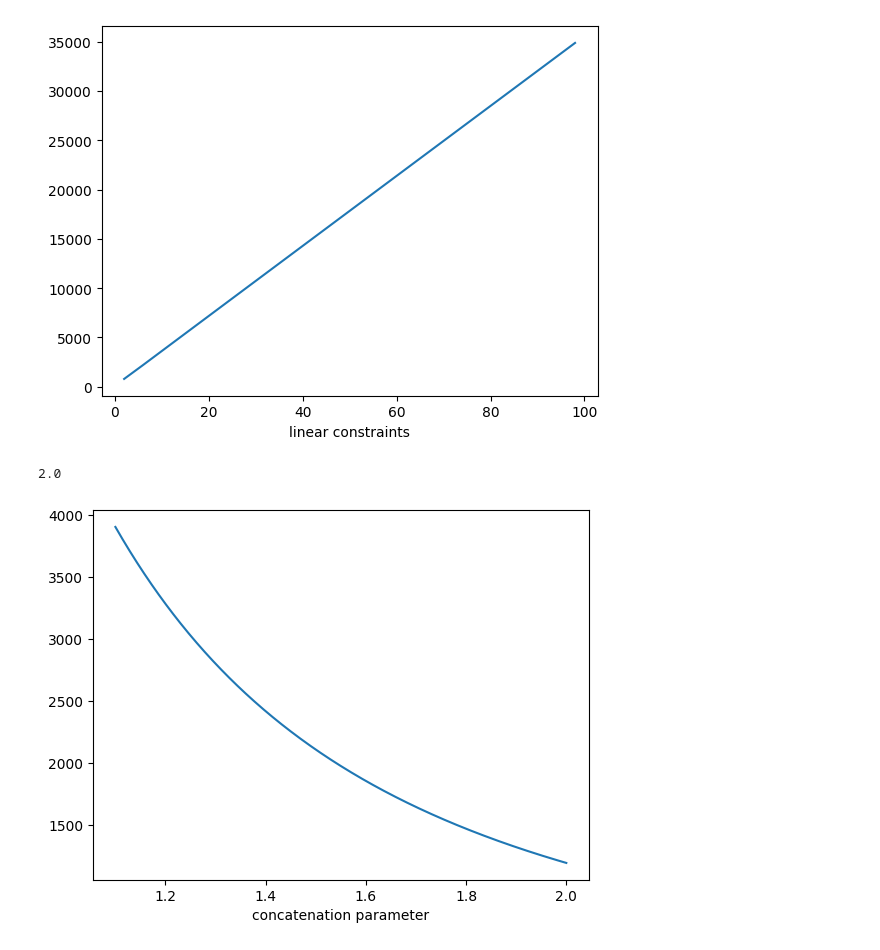
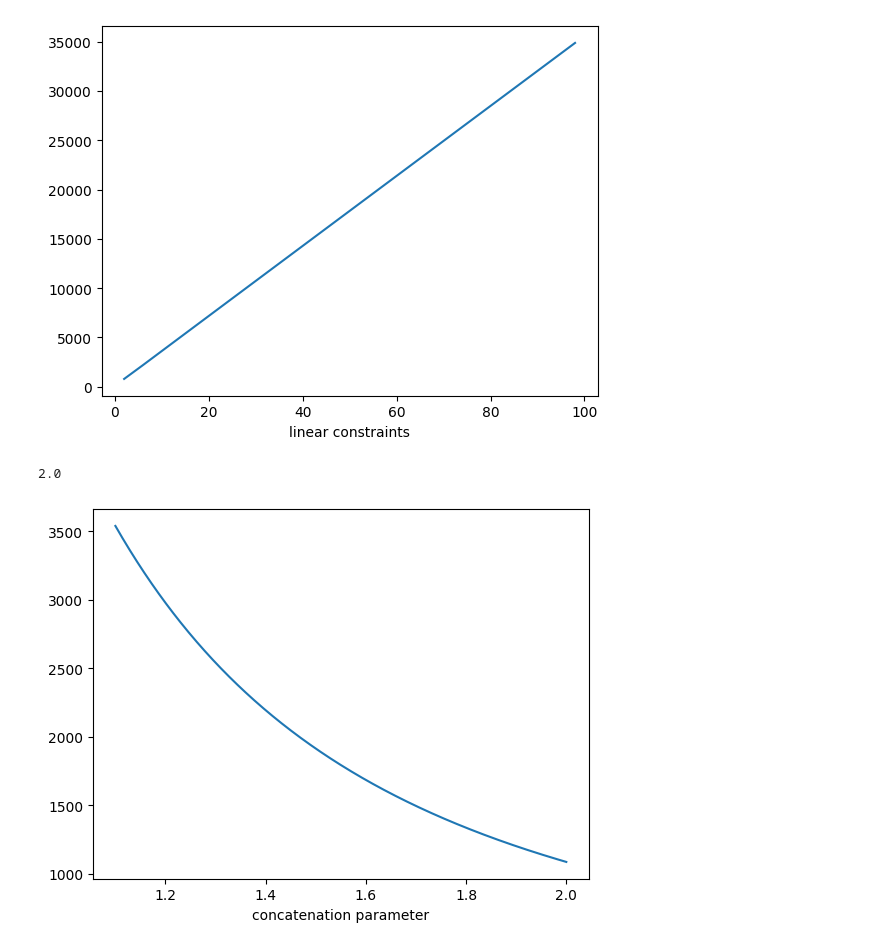
Before and after one commit to micpap25/ENG-QUANT, a Jupyter notebook: experiments/condition_number.ipynb, the cells around one changed output. Drawn from its saved outputs; the diff is of its cells as text; code cells hidden in the pictures.

```diff
--- a/experiments/condition_number.ipynb
+++ b/experiments/condition_number.ipynb
@@ -494,27 +494,27 @@ print(conds[2])
 # %%
 points = np.linspace(1.1, 2, 500, endpoint=True)
 LIN_CONSTRAINTS = 10
 
 conds = []
 for concat in points:
 
     def np_uniform_bunch_low(lower: float, upper: float, num: int):
-        return np.linspace(lower, lower + ((upper - lower)/concat), num)
+        return np.linspace(lower, lower + ((upper - lower)/concat), num)[0:-1]
 
 
     # quadratic_model_lin_approx(LIN_CONSTRAINTS, OUTER_APPROXIMATION, COEFFICIENT_SURROGATE,
     #                             SURROGATE_BOUND_BELOW, SURROGATE_BOUND_ABOVE,
     #                             points_function=np_uniform_bunch_middle, remove_division=REMOVE_DIVISION,
     #                             f_name="model11_quad_reform_2.json")
-    quadratic_lin_approx_no_surrogate(LIN_CONSTRAINTS, OUTER_APPROXIMATION,
+    quadratic_lin_approx_no_surrogate(LIN_CONSTRAINTS, OUTER_APPROXIMATION, endpoints=False,
                                         points_function=np_uniform_bunch_low, remove_division=REMOVE_DIVISION,
                                         f_name="model11_quad_reform_2.json")
     conds.append(condition_number_nes_basic())
 
 plt.xlabel("concatenation parameter")
 plt.plot(points, conds, label="Cond no.")
 
 print(points[np.argmin(np.abs(conds))])
 # %% [output]
 2.0
-[figure, old version]
+[figure, new version]
```
Also changed, not shown: parts of 2 cells of this notebook, 12 other files.
